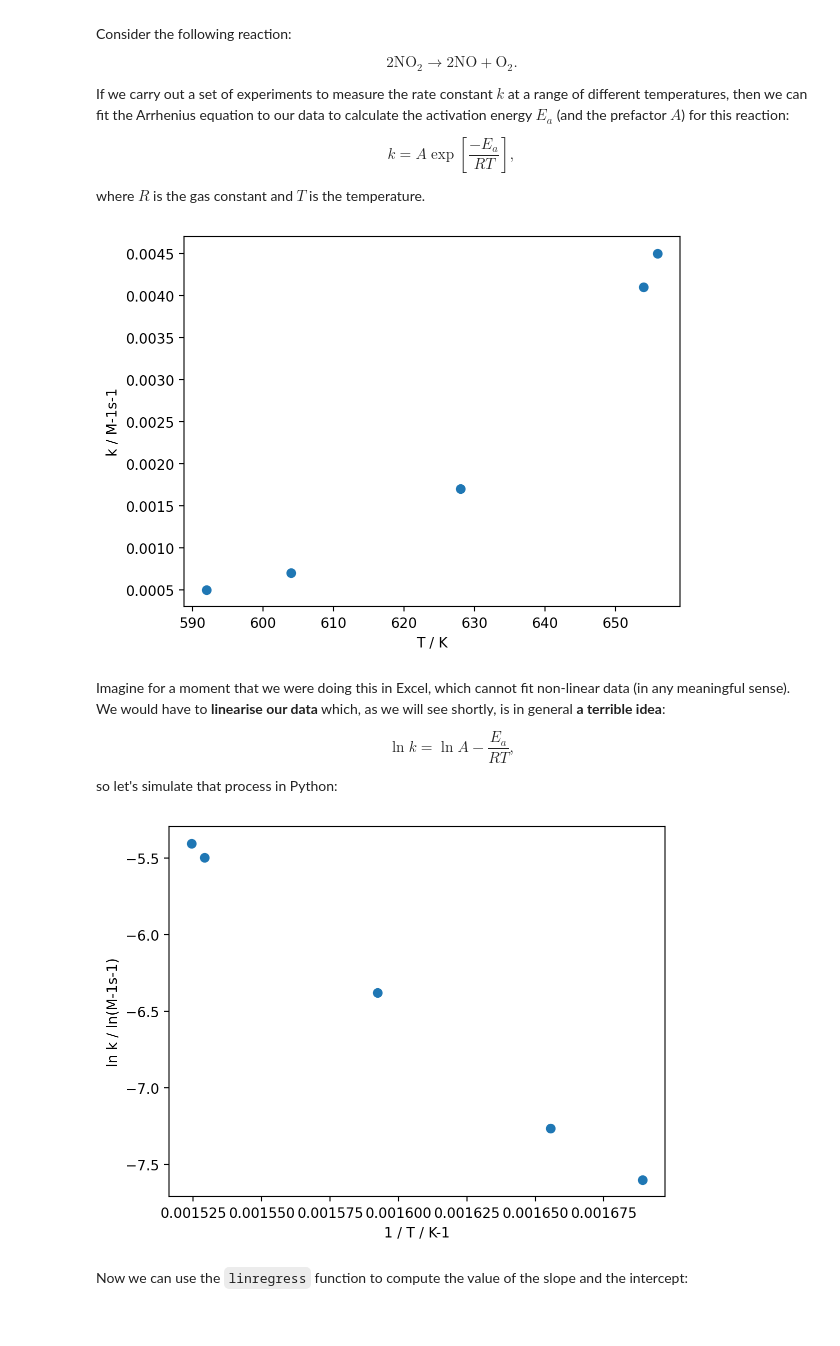
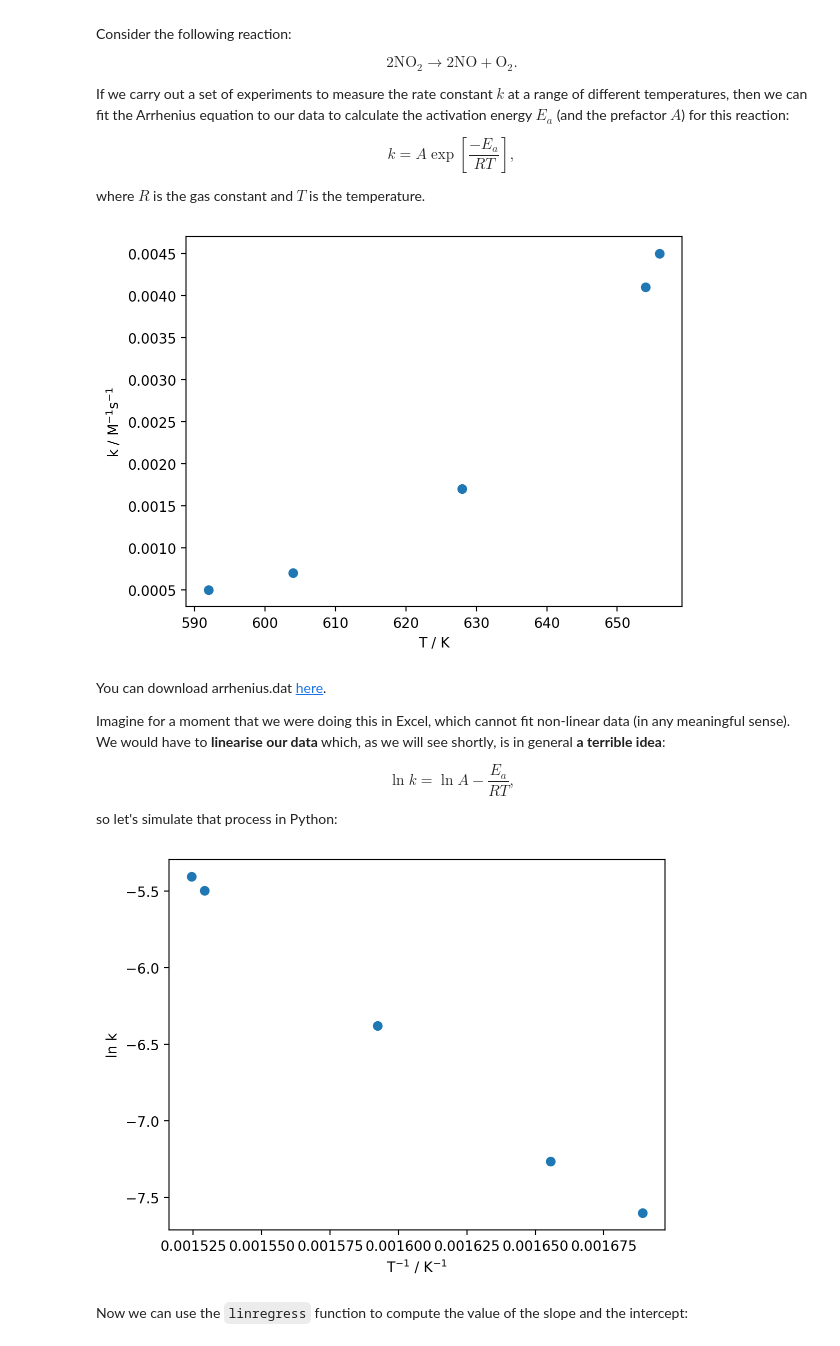
Before and after one commit to pythoninchemistry/ch12004, a Jupyter notebook: CH12004/lab_6/non_linear_regression.ipynb, the cells around one changed output. Saved outputs shown, nothing was run; the diff lists cells and outputs as text; code cells hidden in the pictures.

```diff
--- a/CH12004/lab_6/non_linear_regression.ipynb
+++ b/CH12004/lab_6/non_linear_regression.ipynb
@@ -135,12 +141,14 @@ T, k = np.loadtxt('arrhenius.dat', unpack=True)
 
 plt.plot(T, k, 'o')
 plt.xlabel('T / K')
-plt.ylabel('k / M-1s-1')
+plt.ylabel('k / M$^{-1}$s$^{-1}$')
 
 plt.show()
 # %% [output]
-[figure, old version]
+[figure, new version]
 # %% [markdown]
+You can download arrhenius.dat [here]().
+
 Imagine for a moment that we were doing this in Excel, which cannot fit non-linear data (in any meaningful sense). We would have to **linearise our data** which, as we will see shortly, is in general **a terrible idea**:
 
 $$\ln k = \ln A - \frac{E_{a}}{RT},$$
@@ -149,14 +157,14 @@ so let's simulate that process in Python:
 # %%
 reciprocal_T = 1 / T
 ln_k = np.log(k)
 
 plt.plot(reciprocal_T, ln_k, 'o')
-plt.xlabel('1 / T / K-1')
-plt.ylabel('ln k / ln(M-1s-1)')
+plt.xlabel('T$^{-1}$ / K$^{-1}$')
+plt.ylabel('ln k')
 
 plt.show()
 # %% [output]
-[figure, old version]
+[figure, new version]
 # %% [markdown]
 Now we can use the `linregress` function to compute the value of the slope and the intercept:
 # %%
```
Also changed, not shown: parts of 6 cells of this notebook, 2 other files.
